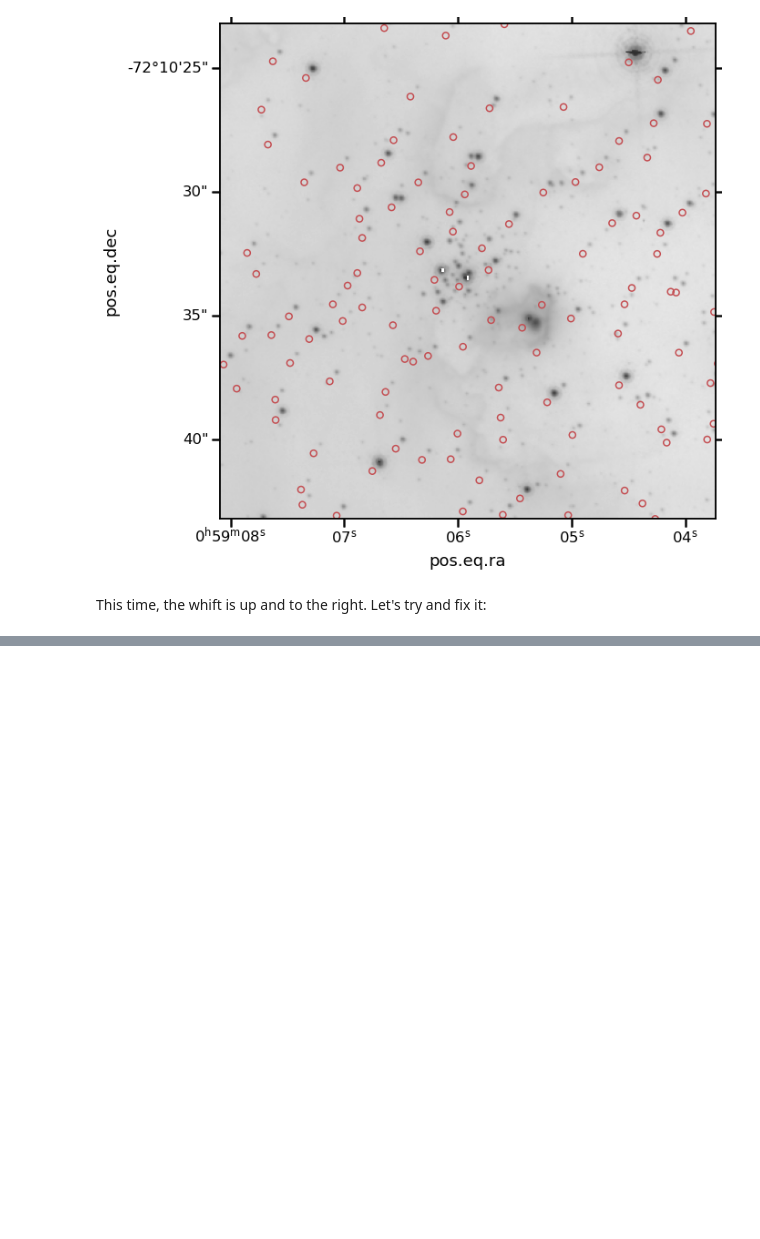
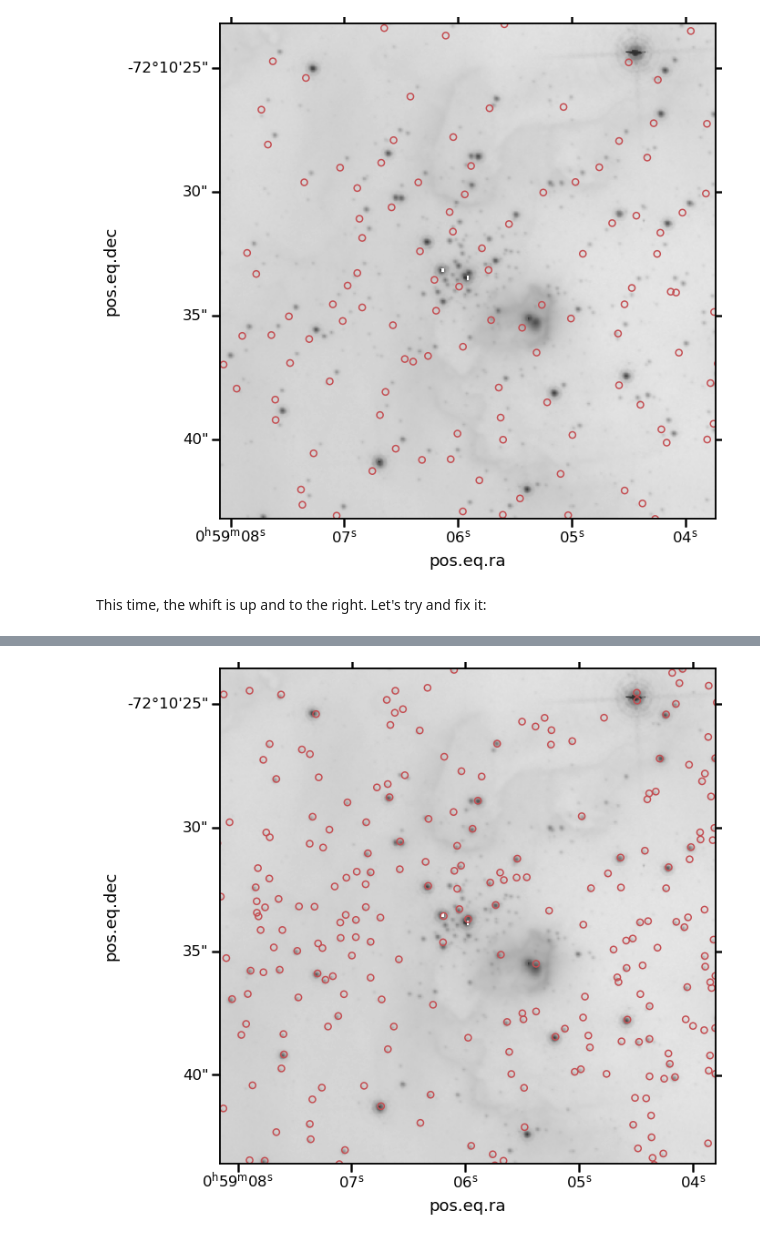
Before and after one commit to will-henney/muse-hii-regions, a Jupyter notebook: notebooks/04-00-ngc-346-gaia-sources.ipynb, the cells around one changed output, grey strips where cells are left out. Drawn from its saved outputs; the diff is of its cells as text; code cells hidden in the pictures; blank space fills up the shorter version.

```diff
--- a/notebooks/04-00-ngc-346-gaia-sources.ipynb
+++ b/notebooks/04-00-ngc-346-gaia-sources.ipynb
@@ -244,7 +276,7 @@ The HST data came with some data tables that seem to
 from astropy.io import ascii
 # %%
 stars = ascii.read(
-    str(acspath / "hst_10248_a3_acs_wfc_f658n_daophot_trm.cat"),
+    str(bigdatapath / f"HST-NGC346/{dataset_ha}/{dataset_ha}_daophot_trm.cat"),
     format="commented_header",
     header_start=56,
 )
@@ -274,0 +305,22 @@ ascii.read?
+# %%
+fig = plt.figure(figsize=(10, 10))
+ax = fig.add_subplot(1, 1, 1, projection=w_ha_fix)
+ax.imshow(
+    np.log10(imdata_ha),
+    vmin=-1.0, vmax=3.0,
+    cmap="gray_r",
+)
+scat = ax.scatter(
+    x="c1", y="c2", edgecolors="r",
+    data=stars,
+    s=50,
+    alpha=1.0,
+    facecolor="none",
+    transform=ax.get_transform('pixel'),
+)
+ax.set(
+    xlim=[2400, 2800],
+    ylim=[2000, 2400],
+);
+# %% [output]
+[figure, added]
```
Also changed, not shown: parts of 33 cells of this notebook, 11 other files.
